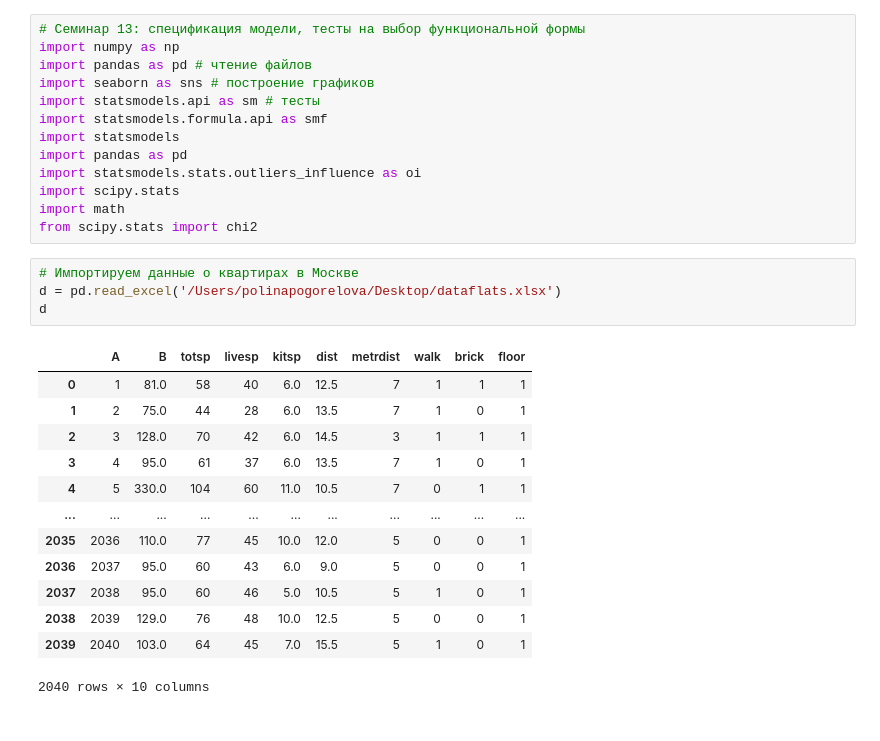
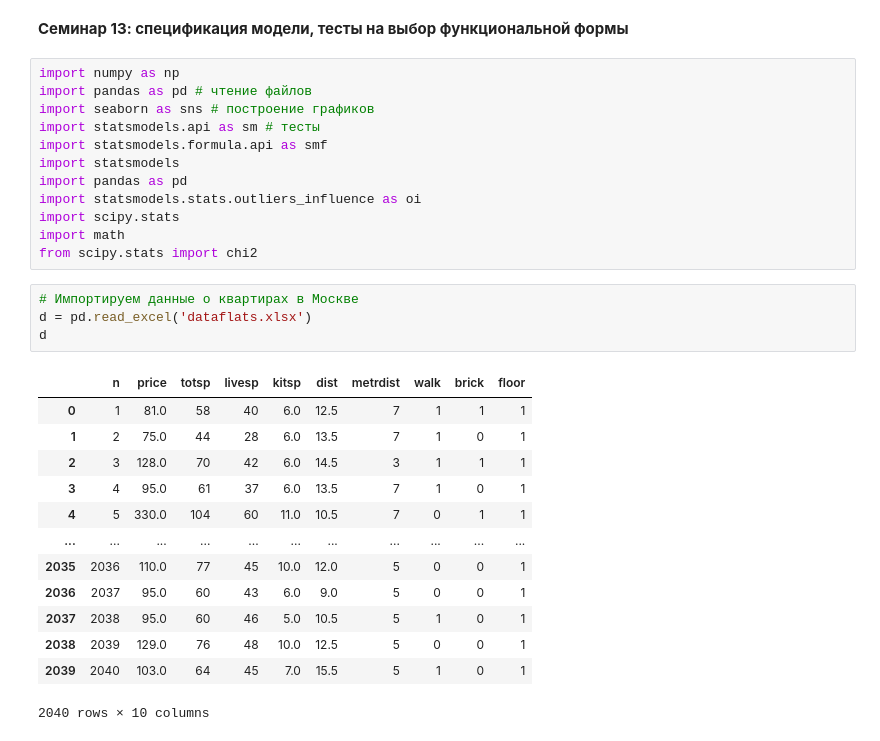
Before and after one commit to pvpogorelova/metrics_24_25, a Jupyter notebook: sem_13.ipynb, the cells around one changed output. Drawn from its saved outputs; the diff is of its cells as text.

```diff
--- a/sem_13.ipynb
+++ b/sem_13.ipynb
@@ -1,7 +1,8 @@
 # %% [markdown]
 <a href="https://colab.research.google.com/github/pvpogorelova/metrics_24_25/blob/main/sem_13.ipynb" target="_parent"><img src="https://colab.research.google.com/assets/colab-badge.svg" alt="Open In Colab"/></a>
+# %% [markdown]
+**Семинар 13: спецификация модели, тесты на выбор функциональной формы**
 # %%
-# Семинар 13: спецификация модели, тесты на выбор функциональной формы
 import numpy as np
 import pandas as pd # чтение файлов
 import seaborn as sns # построение графиков
@@ -15,10 +16,10 @@ import math
 from scipy.stats import chi2
 # %%
 # Импортируем данные о квартирах в Москве
-d = pd.read_excel('/Users/polinapogorelova/Desktop/dataflats.xlsx')
+d = pd.read_excel('dataflats.xlsx')
 d
 # %% [output]
-|  | A | B | totsp | livesp | kitsp | dist | metrdist | walk | brick | floor |
+|  | n | price | totsp | livesp | kitsp | dist | metrdist | walk | brick | floor |
 | 0 | 1 | 81.0 | 58 | 40 | 6.0 | 12.5 | 7 | 1 | 1 | 1 |
 | 1 | 2 | 75.0 | 44 | 28 | 6.0 | 13.5 | 7 | 1 | 0 | 1 |
 | 2 | 3 | 128.0 | 70 | 42 | 6.0 | 14.5 | 3 | 1 | 1 | 1 |
```
Also changed, not shown: parts of 23 cells of this notebook.
